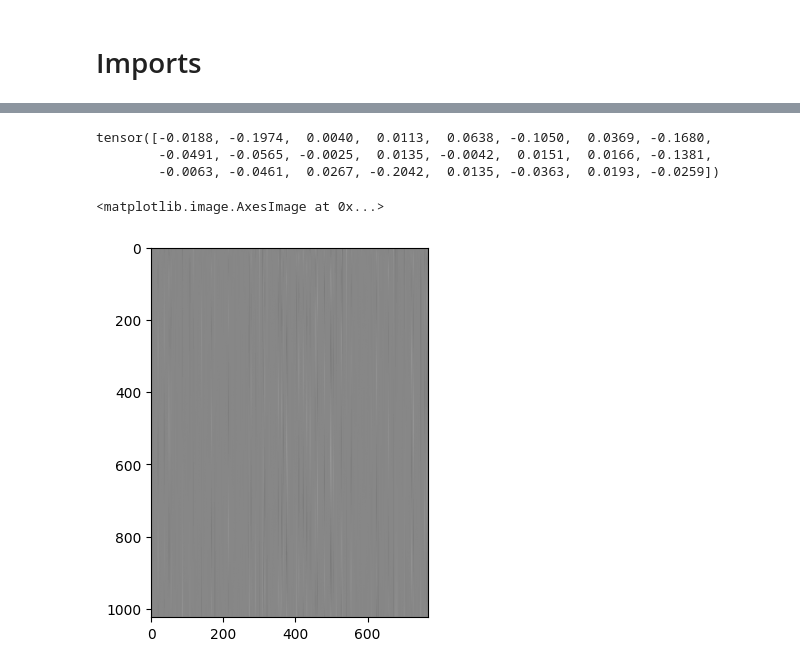
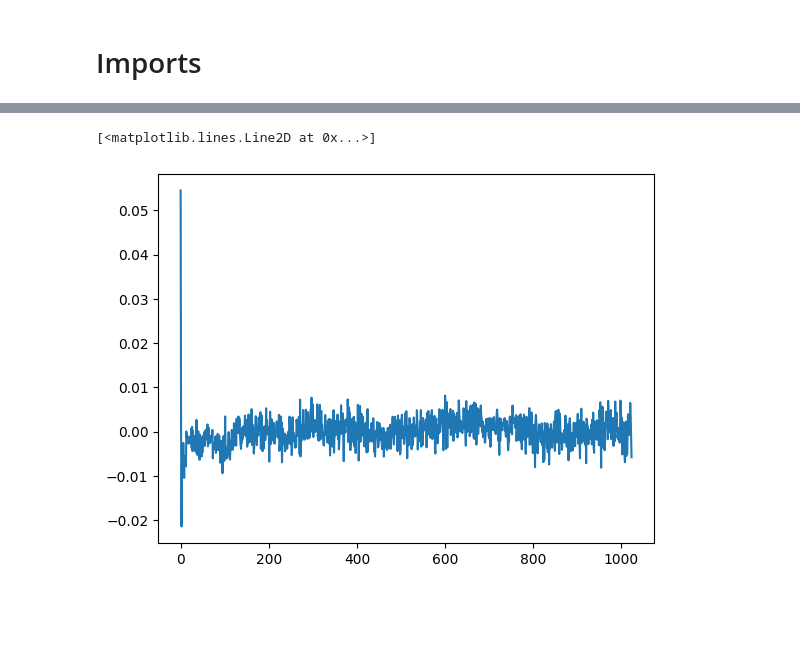
Before and after one commit to vasilecampeanu/parvus-gpt, a Jupyter notebook: gpt-2/notes/hugging_pretrained_overview.ipynb, the cells around one changed output, grey strips where cells are left out. Cells and saved outputs as stored; diff of their text form; code cells hidden in the pictures; blank space fills up the shorter version.

```diff
--- a/gpt-2/notes/hugging_pretrained_overview.ipynb
+++ b/gpt-2/notes/hugging_pretrained_overview.ipynb
@@ -32,14 +31,8 @@ transformer.h.11.mlp.c_proj.bias torch.Size([768])
 transformer.ln_f.weight torch.Size([768])
 transformer.ln_f.bias torch.Size([768])
 lm_head.weight torch.Size([50257, 768])
-# %%
-model_tensor_metadata["transformer.wpe.weight"].view(-1)[:24]
-# %% [output]
-tensor([-0.0188, -0.1974,  0.0040,  0.0113,  0.0638, -0.1050,  0.0369, -0.1680,
-        -0.0491, -0.0565, -0.0025,  0.0135, -0.0042,  0.0151,  0.0166, -0.1381,
-        -0.0063, -0.0461,  0.0267, -0.2042,  0.0135, -0.0363,  0.0193, -0.0259])
 # %%
-plt.imshow(model_tensor_metadata["transformer.wpe.weight"], cmap="gray")
+plt.plot(model_tensor_metadata["transformer.wpe.weight"][:, 767])
 # %% [output]
-<matplotlib.image.AxesImage at 0x...>
+[<matplotlib.lines.Line2D at 0x...>]
-[figure, old version]
+[figure, new version]
```
Also changed, not shown: parts of 4 cells of this notebook, 8 other files.
